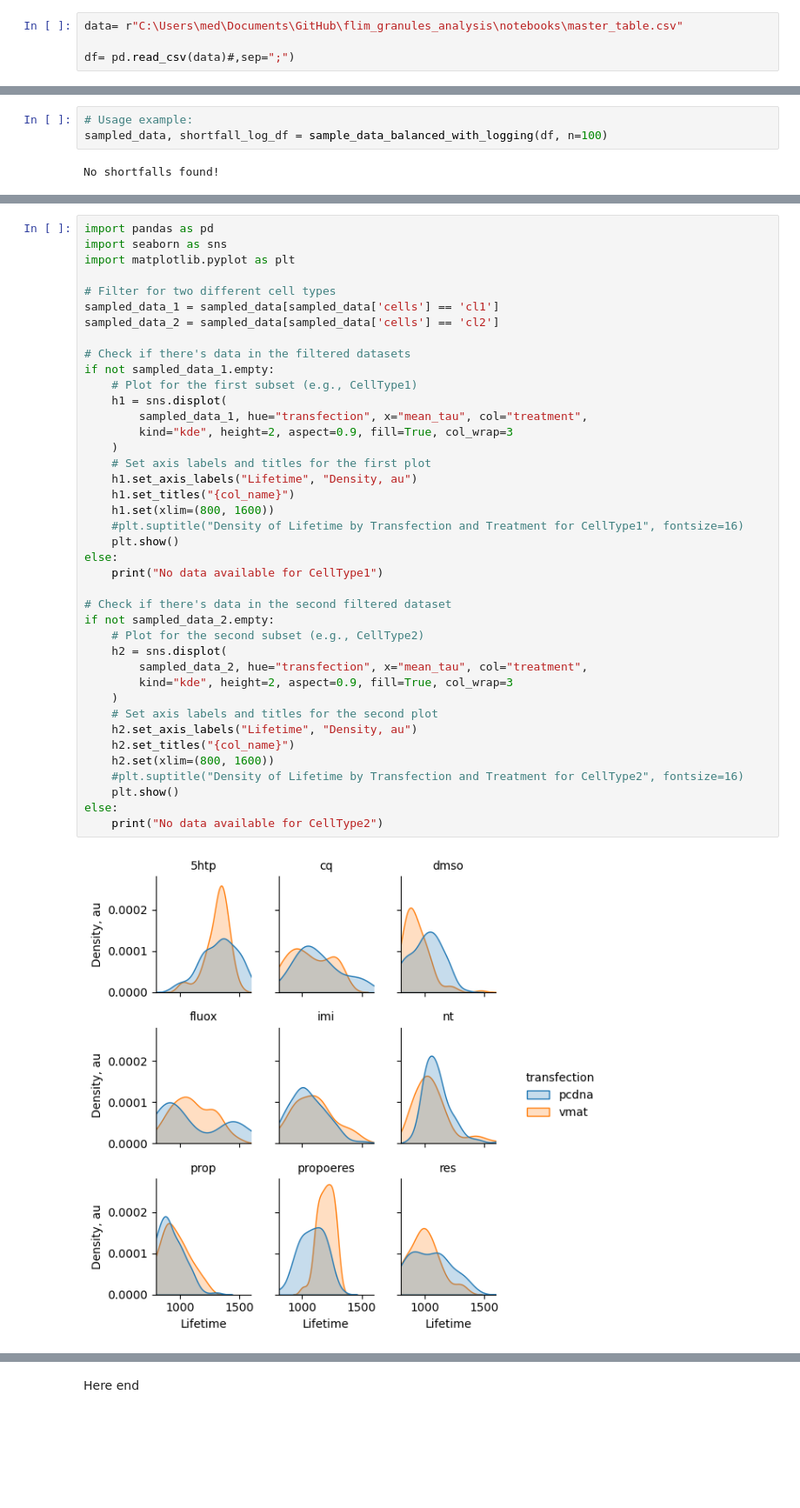
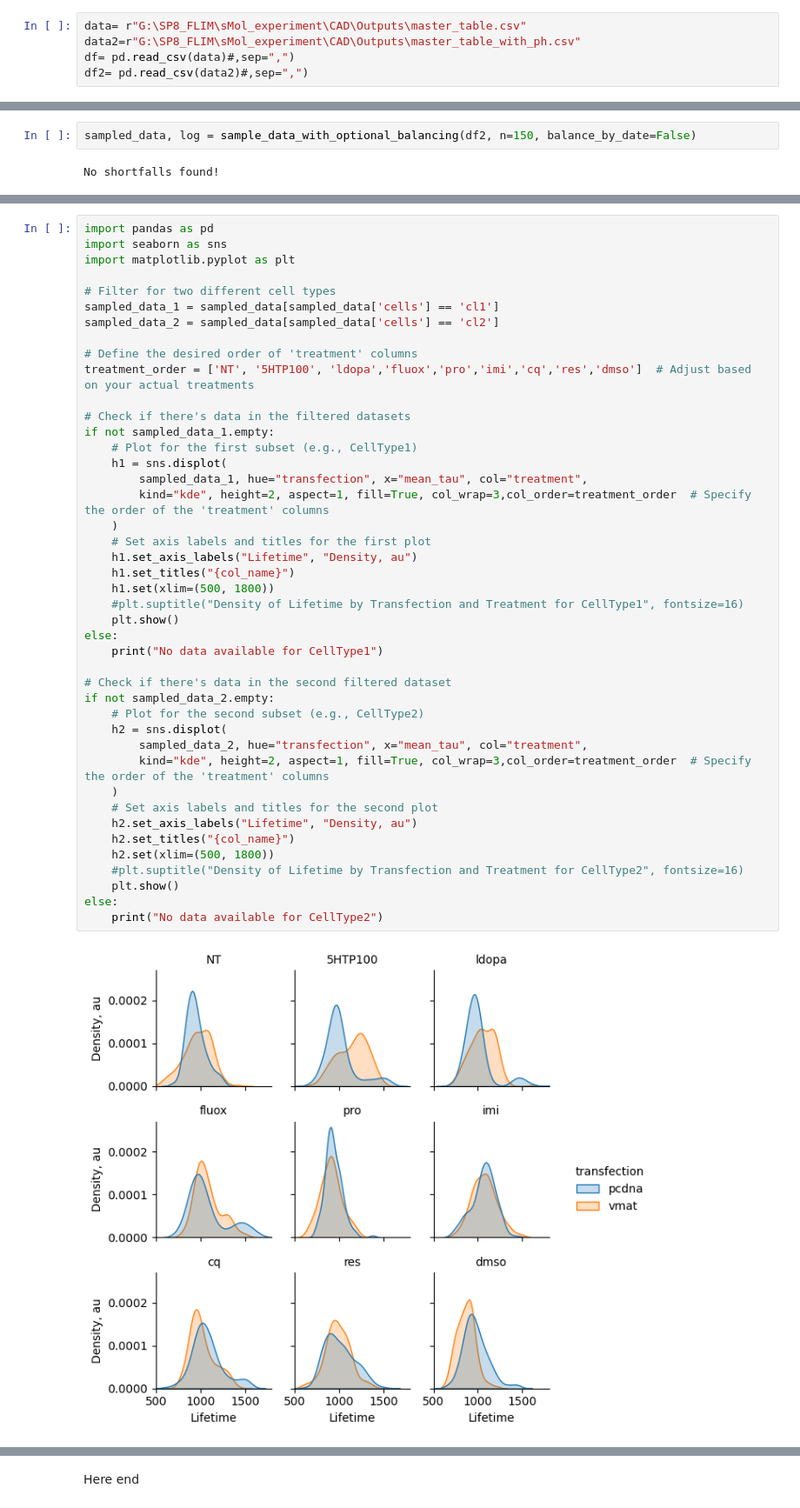
Before and after one commit to OleksTop/flim_granules_analysis, a Jupyter notebook: notebooks/Plotting.ipynb, the cells around one changed output, grey strips where cells are left out. Shown at 87% size. Cells and saved outputs as stored; diff of their text form; blank space fills up the shorter version.

```diff
--- a/notebooks/Plotting.ipynb
+++ b/notebooks/Plotting.ipynb
@@ -6,5 +7,6 @@ import seaborn as sns
 # %%
-data= r"C:\Users\med\Documents\GitHub\flim_granules_analysis\notebooks\master_table.csv"
-
-df= pd.read_csv(data)#,sep=";")
+data= r"G:\SP8_FLIM\sMol_experiment\CAD\Outputs\master_table.csv"
+data2=r"G:\SP8_FLIM\sMol_experiment\CAD\Outputs\master_table_with_ph.csv"
+df= pd.read_csv(data)#,sep=",")
+df2= pd.read_csv(data2)#,sep=",")
 # %%
@@ -112,5 +40,4 @@ def sample_data_balanced_with_logging(data, n=100):
 # %%
-# Usage example:
-sampled_data, shortfall_log_df = sample_data_balanced_with_logging(df, n=100)
+sampled_data, log = sample_data_with_optional_balancing(df2, n=150, balance_by_date=False)
 # %% [output]
 No shortfalls found!
@@ -153,36 +50,39 @@ import matplotlib.pyplot as plt
 sampled_data_1 = sampled_data[sampled_data['cells'] == 'cl1']
 sampled_data_2 = sampled_data[sampled_data['cells'] == 'cl2']
 
+# Define the desired order of 'treatment' columns
+treatment_order = ['NT', '5HTP100', 'ldopa','fluox','pro','imi','cq','res','dmso']  # Adjust based on your actual treatments
+
 # Check if there's data in the filtered datasets
 if not sampled_data_1.empty:
     # Plot for the first subset (e.g., CellType1)
     h1 = sns.displot(
         sampled_data_1, hue="transfection", x="mean_tau", col="treatment",
-        kind="kde", height=2, aspect=0.9, fill=True, col_wrap=3
+        kind="kde", height=2, aspect=1, fill=True, col_wrap=3,col_order=treatment_order  # Specify the order of the 'treatment' columns
     )
     # Set axis labels and titles for the first plot
     h1.set_axis_labels("Lifetime", "Density, au")
     h1.set_titles("{col_name}")
-    h1.set(xlim=(800, 1600))
+    h1.set(xlim=(500, 1800))
     #plt.suptitle("Density of Lifetime by Transfection and Treatment for CellType1", fontsize=16)
     plt.show()
 else:
     print("No data available for CellType1")
 
 # Check if there's data in the second filtered dataset
 if not sampled_data_2.empty:
     # Plot for the second subset (e.g., CellType2)
     h2 = sns.displot(
         sampled_data_2, hue="transfection", x="mean_tau", col="treatment",
-        kind="kde", height=2, aspect=0.9, fill=True, col_wrap=3
+        kind="kde", height=2, aspect=1, fill=True, col_wrap=3,col_order=treatment_order  # Specify the order of the 'treatment' columns
     )
     # Set axis labels and titles for the second plot
     h2.set_axis_labels("Lifetime", "Density, au")
     h2.set_titles("{col_name}")
-    h2.set(xlim=(800, 1600))
+    h2.set(xlim=(500, 1800))
     #plt.suptitle("Density of Lifetime by Transfection and Treatment for CellType2", fontsize=16)
     plt.show()
 else:
     print("No data available for CellType2")
 # %% [output]
-[figure, old version]
+[figure, new version]
```
Also changed, not shown: parts of 12 cells of this notebook.
